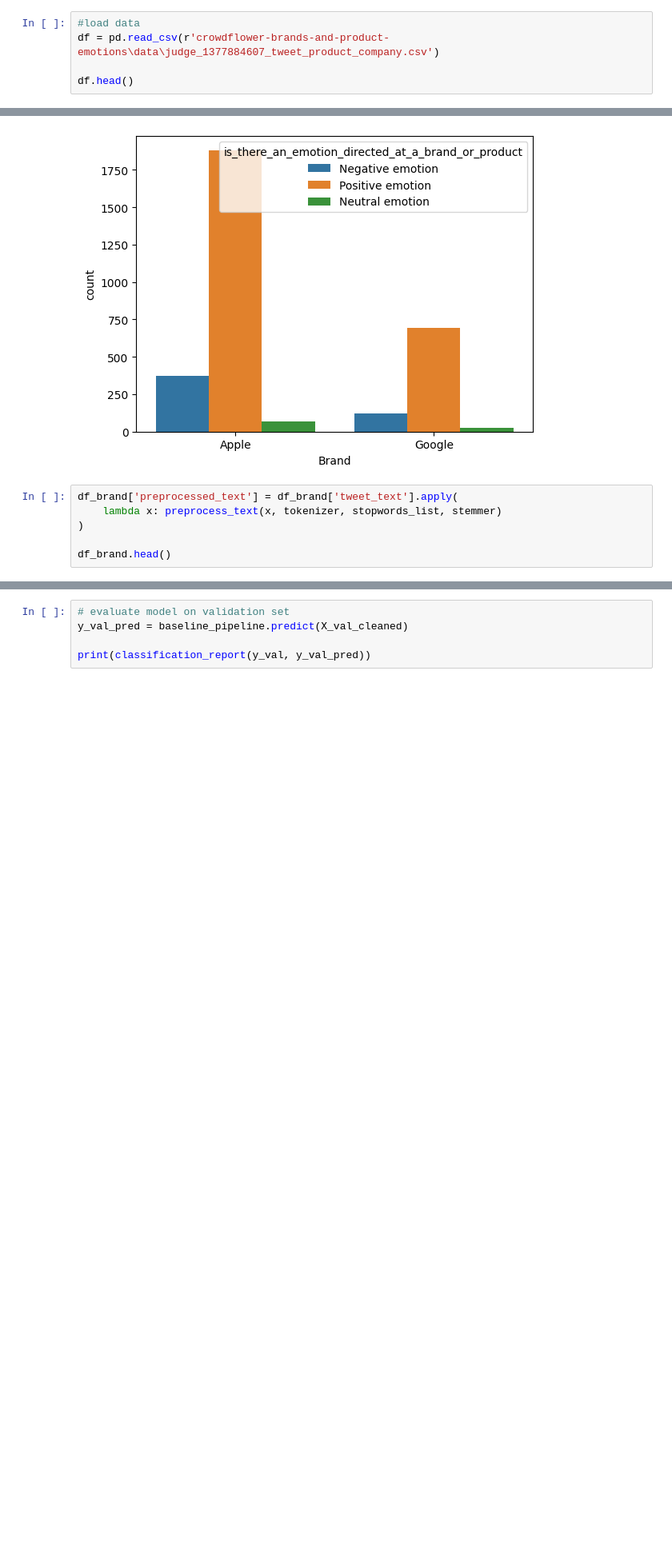
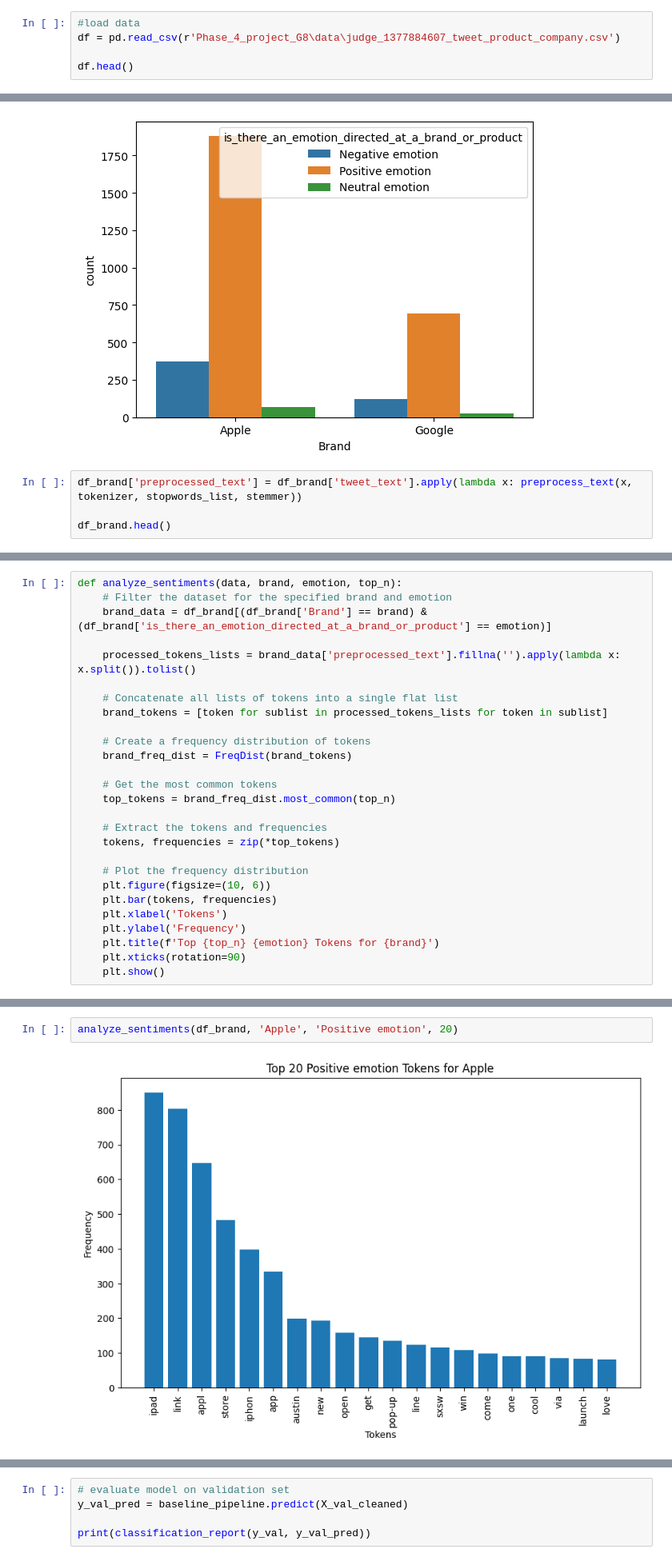
Before and after one commit to tedronoh-14/Phase_4_project_G8, a Jupyter notebook: index.ipynb, the cells around one changed output, grey strips where cells are left out. Shown at 80% size. Drawn from its saved outputs; the diff is of its cells as text; blank space fills up the shorter version.

```diff
--- a/index.ipynb
+++ b/index.ipynb
@@ -45,7 +50,7 @@ from nltk.tokenize import TweetTokenizer
 #### **LOADING THE DATA**
 # %%
 #load data
-df = pd.read_csv(r'crowdflower-brands-and-product-emotions\data\judge_1377884607_tweet_product_company.csv')
+df = pd.read_csv(r'Phase_4_project_G8\data\judge_1377884607_tweet_product_company.csv')
 
 df.head()
 # %% [output]
@@ -438,9 +441,7 @@ sns.countplot(data=df_brand, x='Brand', hue='is_there_an_emotion_directed_at_a_b
 # %% [output]
 [figure]
 # %%
-df_brand['preprocessed_text'] = df_brand['tweet_text'].apply(
-    lambda x: preprocess_text(x, tokenizer, stopwords_list, stemmer)
-)
+df_brand['preprocessed_text'] = df_brand['tweet_text'].apply(lambda x: preprocess_text(x, tokenizer, stopwords_list, stemmer))
 
 df_brand.head()
 # %% [output]
@@ -452,0 +456,27 @@ df_brand.head()
+# %%
+def analyze_sentiments(data, brand, emotion, top_n):
+    # Filter the dataset for the specified brand and emotion
+    brand_data = df_brand[(df_brand['Brand'] == brand) & (df_brand['is_there_an_emotion_directed_at_a_brand_or_product'] == emotion)]
+
+    processed_tokens_lists = brand_data['preprocessed_text'].fillna('').apply(lambda x: x.split()).tolist()
+
+    # Concatenate all lists of tokens into a single flat list
+    brand_tokens = [token for sublist in processed_tokens_lists for token in sublist]
+
+    # Create a frequency distribution of tokens
+    brand_freq_dist = FreqDist(brand_tokens)
+
+    # Get the most common tokens
+    top_tokens = brand_freq_dist.most_common(top_n)
+
+    # Extract the tokens and frequencies
+    tokens, frequencies = zip(*top_tokens)
+
+    # Plot the frequency distribution
+    plt.figure(figsize=(10, 6))
+    plt.bar(tokens, frequencies)
+    plt.xlabel('Tokens')
+    plt.ylabel('Frequency')
+    plt.title(f'Top {top_n} {emotion} Tokens for {brand}')
+    plt.xticks(rotation=90)
+    plt.show()
@@ -452,0 +485,4 @@ df_brand.head()
+# %%
+analyze_sentiments(df_brand, 'Apple', 'Positive emotion', 20)
+# %% [output]
+[figure, added]
```
Also changed, not shown: parts of 50 cells of this notebook.
